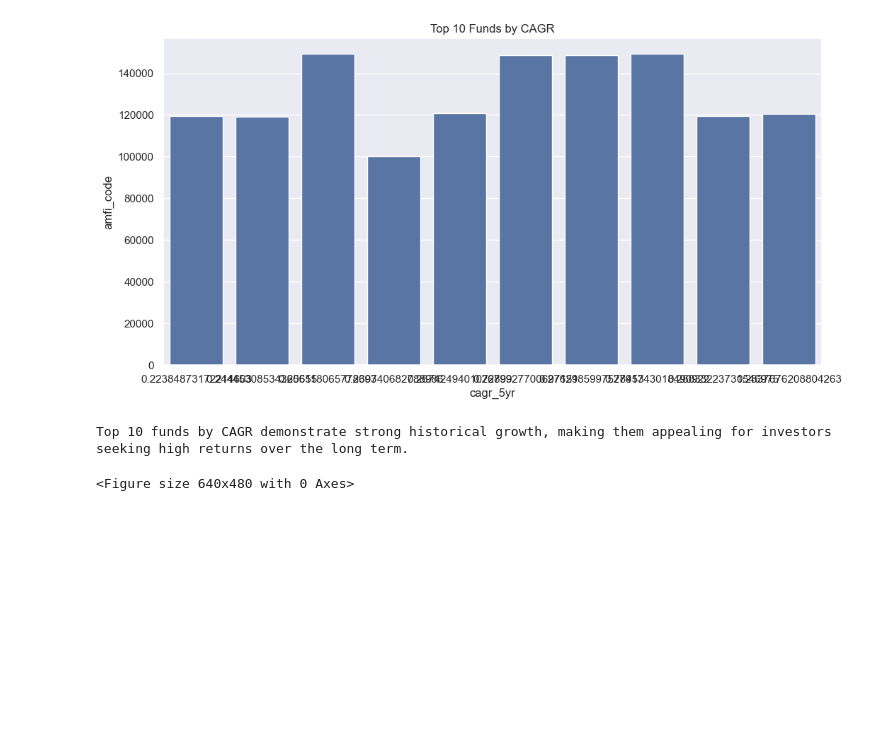
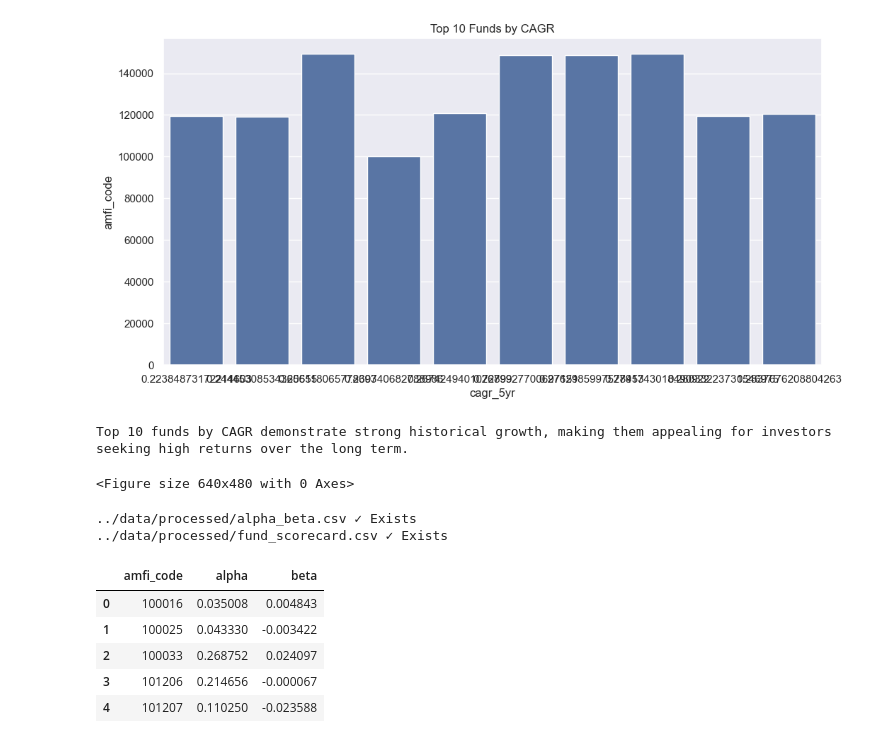
Before and after one commit to anjali62510-star/mutual-fund-analytics, a Jupyter notebook: notebooks/04_performance_analytics.ipynb, the cells around one changed output. Cells and saved outputs as stored; diff of their text form; code cells hidden in the pictures; blank space fills up the shorter version.

```diff
--- a/notebooks/04_performance_analytics.ipynb
+++ b/notebooks/04_performance_analytics.ipynb
@@ -375,3 +375,25 @@ plt.savefig(
 )
 # %% [output]
 <Figure size 640x480 with 0 Axes>
+# %%
+import os
+
+files = [
+    "../data/processed/alpha_beta.csv",
+    "../data/processed/fund_scorecard.csv"
+]
+
+for file in files:
+    print(file, "✓ Exists" if os.path.exists(file) else "✗ Missing")
+# %% [output]
+../data/processed/alpha_beta.csv ✓ Exists
+../data/processed/fund_scorecard.csv ✓ Exists
+# %%
+alpha_beta_df.head()
+# %% [output]
+|  | amfi_code | alpha | beta |
+| 0 | 100016 | 0.035008 | 0.004843 |
+| 1 | 100025 | 0.043330 | -0.003422 |
+| 2 | 100033 | 0.268752 | 0.024097 |
+| 3 | 101206 | 0.214656 | -0.000067 |
+| 4 | 101207 | 0.110250 | -0.023588 |
```
Also changed, not shown: parts of 3 cells of this notebook.
